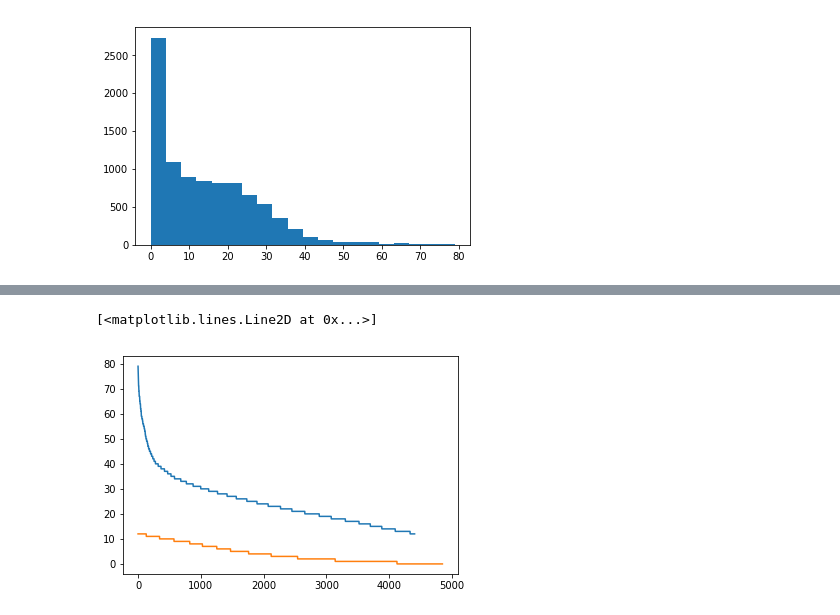
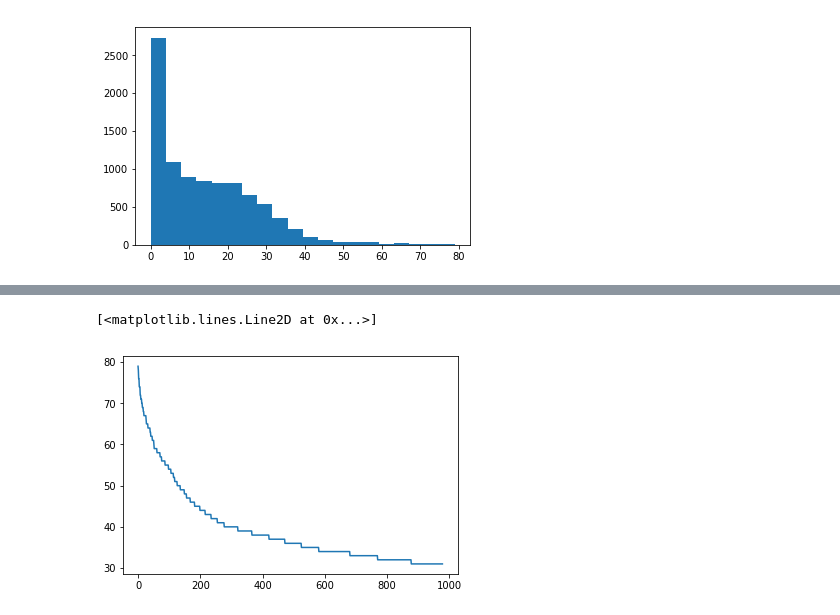
Before and after one commit to forero/IllustrisTNGPairs, a Jupyter notebook: code/probabilities.ipynb, the cells around one changed output, grey strips where cells are left out. Cells and saved outputs as stored; diff of their text form; code cells hidden in the pictures.

Commit message:
count

```diff
--- a/code/probabilities.ipynb
+++ b/code/probabilities.ipynb
@@ -104,11 +126,11 @@ print(max_tuple, bins['pos_AB'][max_tuple[0]], bins['vel_AB_rad'][max_tuple[1]],
 # %%
 sorted_counts = np.sort(counts.flatten())[::-1]
 cum_sorted_counts = np.cumsum(sorted_counts)
 #plt.plot(cum_sorted_counts/np.sum(sorted_counts) )
-ii = (cum_sorted_counts/np.sum(sorted_counts)) <0.85
+ii = (cum_sorted_counts/np.sum(sorted_counts)) <0.3
 plt.plot(sorted_counts[ii])
-ii = cum_sorted_counts/np.sum(sorted_counts) >0.85
-plt.plot(sorted_counts[ii])
+#ii = cum_sorted_counts/np.sum(sorted_counts) >0.85
+#plt.plot(sorted_counts[ii])
 # %% [output]
 [<matplotlib.lines.Line2D at 0x...>]
-[figure, old version]
+[figure, new version]
```
Also changed, not shown: parts of 2 cells of this notebook.
